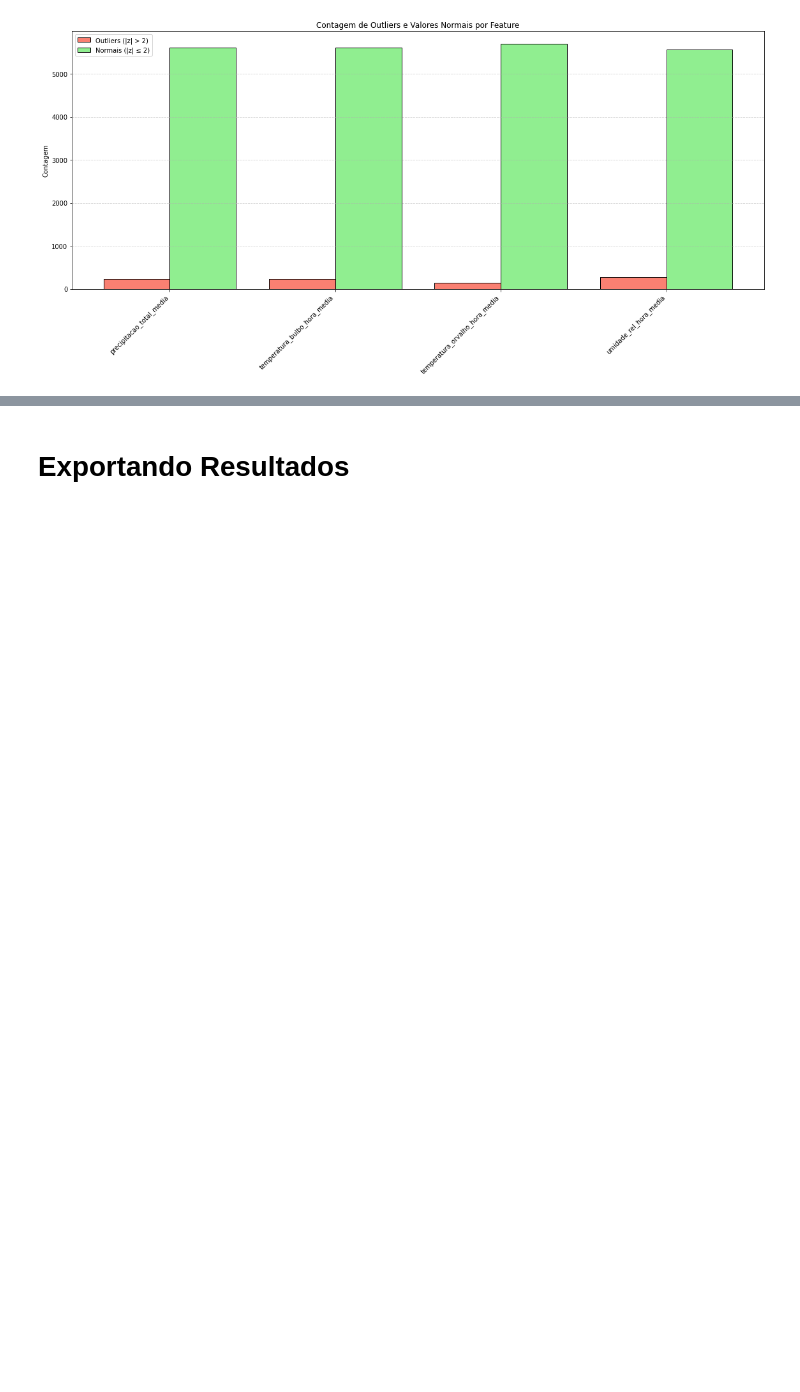
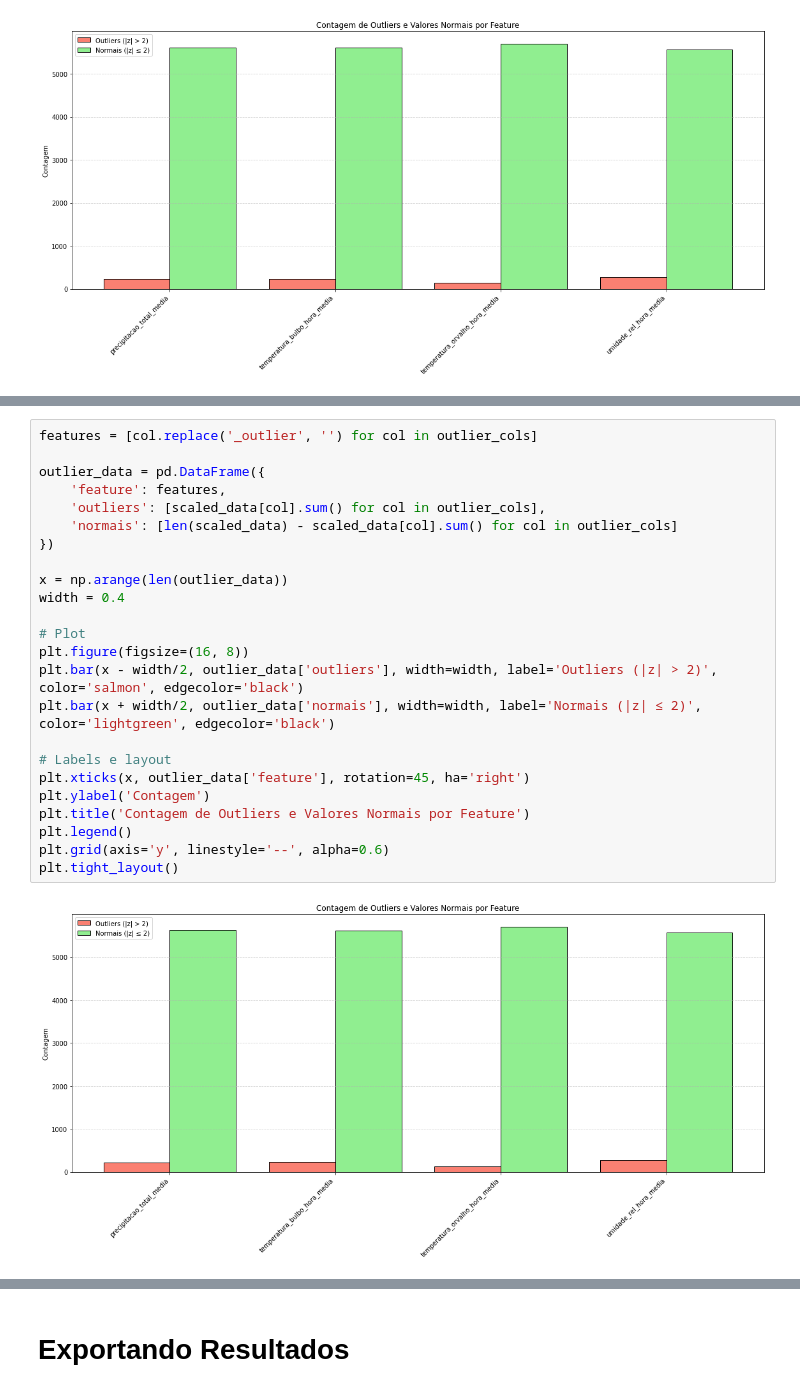
Before and after one commit to AlexandreSaback/tcc_anomaly_detection, a Jupyter notebook: explorations/AD_04_FeatureSelection.ipynb, the cells around one changed output, grey strips where cells are left out. Cells and saved outputs as stored; diff of their text form; blank space fills up the shorter version.

```diff
--- a/explorations/AD_04_FeatureSelection.ipynb
+++ b/explorations/AD_04_FeatureSelection.ipynb
@@ -195,0 +318,26 @@ filtered_data.head()
+# %%
+features = [col.replace('_outlier', '') for col in outlier_cols]
+
+outlier_data = pd.DataFrame({
+    'feature': features,
+    'outliers': [scaled_data[col].sum() for col in outlier_cols],
+    'normais': [len(scaled_data) - scaled_data[col].sum() for col in outlier_cols]
+})
+
+x = np.arange(len(outlier_data))
+width = 0.4
+
+# Plot
+plt.figure(figsize=(16, 8))
+plt.bar(x - width/2, outlier_data['outliers'], width=width, label='Outliers (|z| > 2)', color='salmon', edgecolor='black')
+plt.bar(x + width/2, outlier_data['normais'], width=width, label='Normais (|z| ≤ 2)', color='lightgreen', edgecolor='black')
+
+# Labels e layout
+plt.xticks(x, outlier_data['feature'], rotation=45, ha='right')
+plt.ylabel('Contagem')
+plt.title('Contagem de Outliers e Valores Normais por Feature')
+plt.legend()
+plt.grid(axis='y', linestyle='--', alpha=0.6)
+plt.tight_layout()
+# %% [output]
+[figure, added]
```
Also changed, not shown: parts of 26 cells of this notebook.
